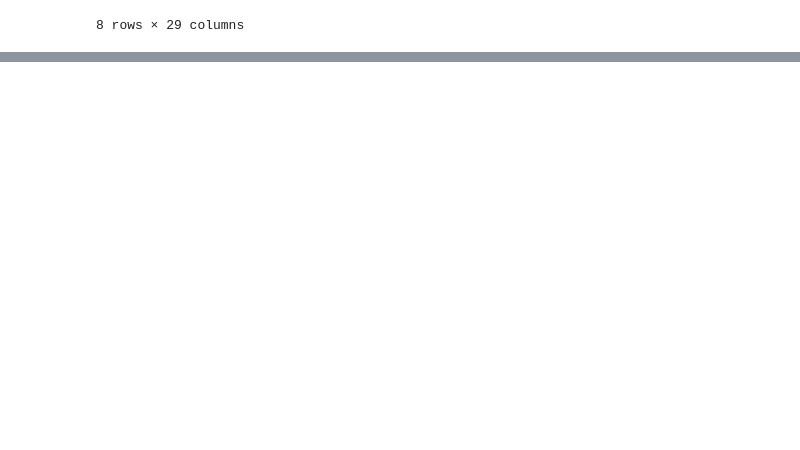
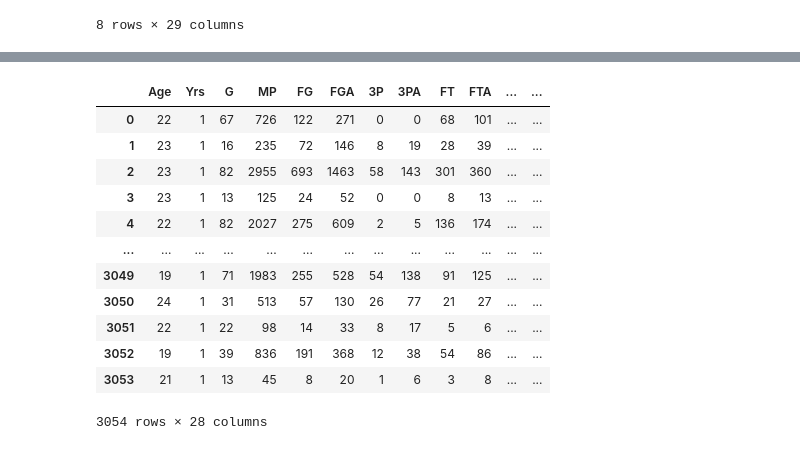
Before and after one commit to kelanwu17/predicting-roty, a Jupyter notebook: main.ipynb, the cells around one changed output, grey strips where cells are left out. Cells and saved outputs as stored; diff of their text form; code cells hidden in the pictures; blank space fills up the shorter version.

```diff
--- a/main.ipynb
+++ b/main.ipynb
@@ -97,0 +142,23 @@ df.describe()
+# %%
+df_result = df
+df = df.drop(columns='Player')
+# %%
+X_train = df.loc[(df['Year'] < 2022)]
+y_train = X_train['Share']
+
+X_train = X_train.drop(columns='Share')
+X_train
+# %% [output]
+|  | Age | Yrs | G | MP | FG | FGA | 3P | 3PA | FT | FTA | ... | ... |
+| 0 | 22 | 1 | 67 | 726 | 122 | 271 | 0 | 0 | 68 | 101 | ... | ... |
+| 1 | 23 | 1 | 16 | 235 | 72 | 146 | 8 | 19 | 28 | 39 | ... | ... |
+| 2 | 23 | 1 | 82 | 2955 | 693 | 1463 | 58 | 143 | 301 | 360 | ... | ... |
+| 3 | 23 | 1 | 13 | 125 | 24 | 52 | 0 | 0 | 8 | 13 | ... | ... |
+| 4 | 22 | 1 | 82 | 2027 | 275 | 609 | 2 | 5 | 136 | 174 | ... | ... |
+| ... | ... | ... | ... | ... | ... | ... | ... | ... | ... | ... | ... | ... |
+| 3049 | 19 | 1 | 71 | 1983 | 255 | 528 | 54 | 138 | 91 | 125 | ... | ... |
+| 3050 | 24 | 1 | 31 | 513 | 57 | 130 | 26 | 77 | 21 | 27 | ... | ... |
+| 3051 | 22 | 1 | 22 | 98 | 14 | 33 | 8 | 17 | 5 | 6 | ... | ... |
+| 3052 | 19 | 1 | 39 | 836 | 191 | 368 | 12 | 38 | 54 | 86 | ... | ... |
+| 3053 | 21 | 1 | 13 | 45 | 8 | 20 | 1 | 6 | 3 | 8 | ... | ... |
+3054 rows × 28 columns
```
Also changed, not shown: parts of 15 cells of this notebook.
